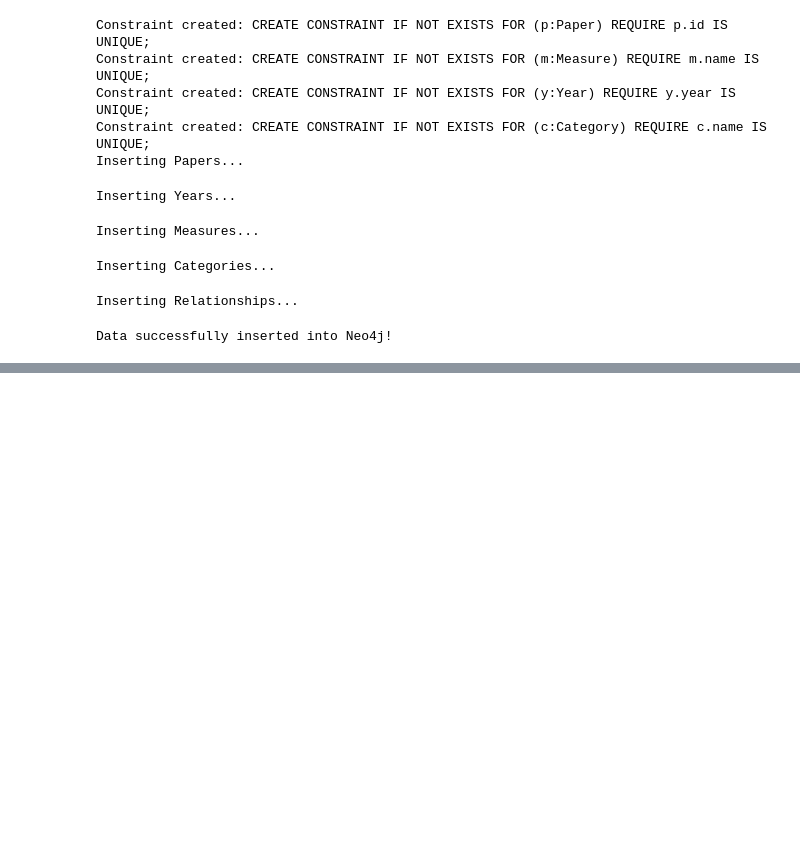
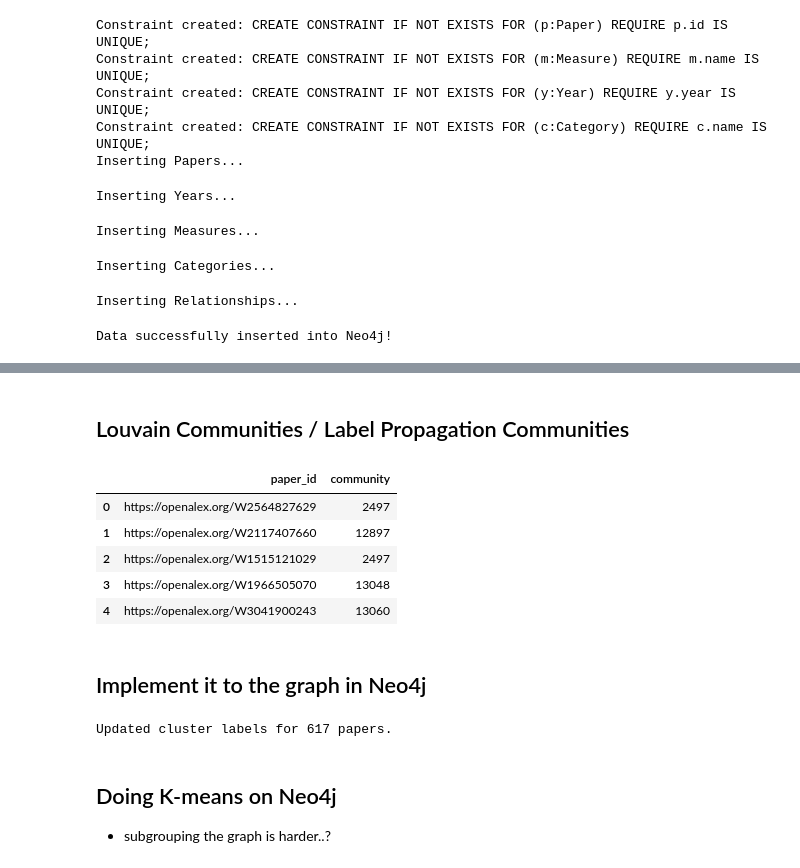
Before and after one commit to SereneKim/meta-welath_mobility, a Jupyter notebook: 6_more_categorizations.ipynb, the cells around one changed output, grey strips where cells are left out. Drawn from its saved outputs; the diff is of its cells as text; code cells hidden in the pictures; blank space fills up the shorter version.

```diff
--- a/6_more_categorizations.ipynb
+++ b/6_more_categorizations.ipynb
@@ -1081,0 +2761,20 @@ with neo4j_db.driver.session() as session:
+# %% [markdown]
+## Louvain Communities / Label Propagation Communities
+# %%
+# louvain_path = f"{path}/graph_embeddings_20250507_225923/community_assignments_20250507_225923.json"
+louvain_path = f"{path}/graph_embeddings_20250508_135403/community_assignments.json" #lp_path
+with open(louvain_path, "r") as f:
+    louvain = []
+    for line in f:
+        data = json.loads(line)
+        if data["paper_id"] in df["id"].tolist():
+            louvain.append(data)
+louvain = pd.DataFrame(louvain)
+louvain.head()
+# %% [output]
+|  | paper_id | community |
+| 0 | https://openalex.org/W2564827629 | 2497 |
+| 1 | https://openalex.org/W2117407660 | 12897 |
+| 2 | https://openalex.org/W1515121029 | 2497 |
+| 3 | https://openalex.org/W1966505070 | 13048 |
+| 4 | https://openalex.org/W3041900243 | 13060 |
@@ -1081,0 +2845,57 @@ with neo4j_db.driver.session() as session:
+# %% [markdown]
+## Implement it to the graph in Neo4j
+# %%
+import pandas as pd
+from neo4j import GraphDatabase
+
+class Neo4jClusterUpdater:
+    def __init__(self, uri, user, password):
+        self.driver = GraphDatabase.driver(uri, auth=(user, password))
+
+    def close(self):
+        self.driver.close()
+
+    def update_clusters(self, csv_path):
+        """Update cluster labels for Paper nodes in Neo4j"""
+        # Read the CSV file with cluster labels
+        df = pd.read_csv(csv_path)
+
+        with self.driver.session() as session:
+            # Iterate over each row in the DataFrame and update the corresponding Paper node
+            for _, row in df.iterrows():
+                paper_id = row['id']
+                cluster = row['cluster']  # Cluster number
+
+                # Update the cluster property on the Paper node based on the ID
+                update_query = """
+                MATCH (p:Paper {id: $id})
+                SET p.cluster_simpler = $cluster
+                """
+                session.run(update_query, id=paper_id, cluster=cluster)
+
+            print(f"Updated cluster labels for {len(df)} papers.")
+
+
+# Example usage
+def run_analysis():
+    uri = "bolt://localhost:7687"
+    user = "neo4j"
+    password = "your_password"
+    # csv_path = f"{path}/graph_embeddings_20250507_134315/fastRP_embeddings_617_clusters.csv"
+    # csv_path = f"{path}/graph_embeddings_20250507_220826/fastRP_embeddings_617_clusters.csv"
+    csv_path = f"{path}/graph_embeddings_20250507_220826/fastRP_embeddings_617_clusters.csv"
+
+    updater = Neo4jClusterUpdater(uri, user, password)
+    try:
+        updater.update_clusters(csv_path)
+    finally:
+        updater.close()
+
+# Run the analysis with specified parameters
+if __name__ == "__main__":
+    run_analysis()
+# %% [output]
+Updated cluster labels for 617 papers.
+# %% [markdown]
+## Doing K-means on Neo4j
+* subgrouping the graph is harder..?
```
Also changed, not shown: parts of 53 cells of this notebook, 12 other files.
